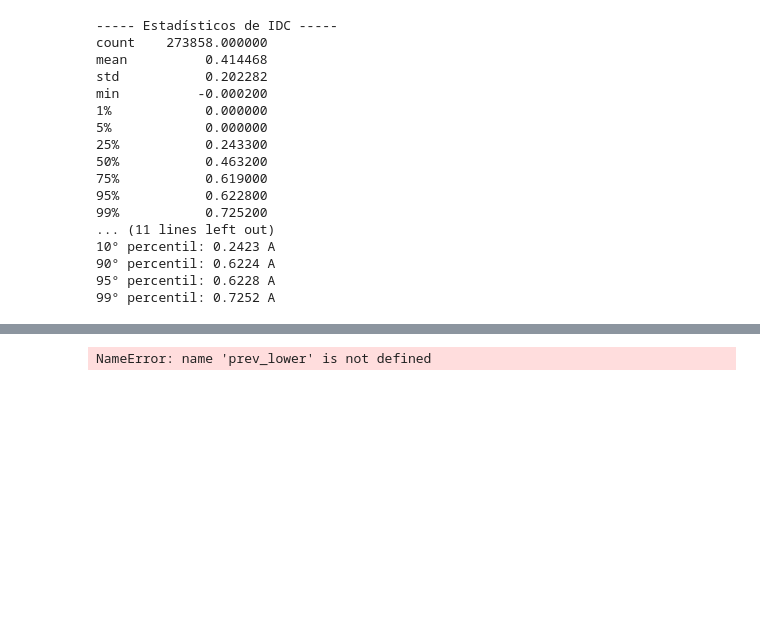
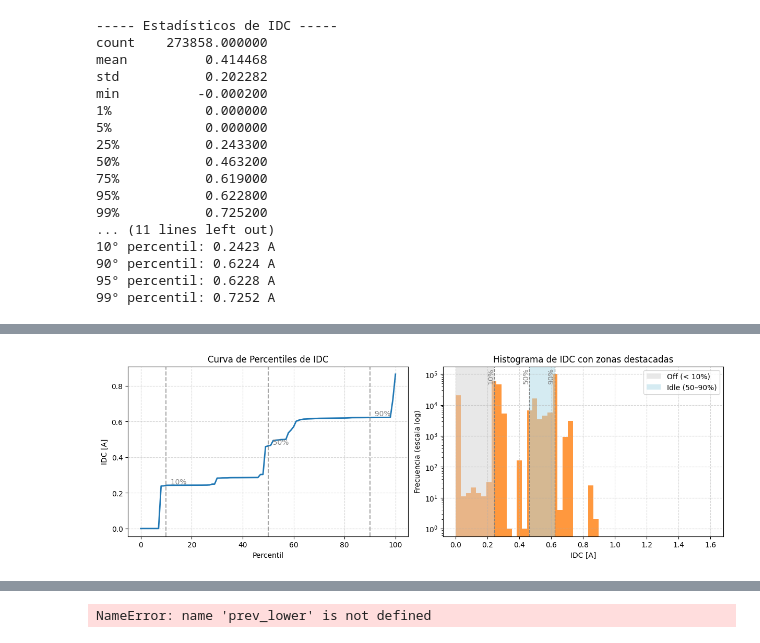
Before and after one commit to fbientrigo/radiationXlabs_notebooks, a Jupyter notebook: 0602_dmm_current.ipynb, the cells around one changed output, grey strips where cells are left out. Drawn from its saved outputs; the diff is of its cells as text; code cells hidden in the pictures; blank space fills up the shorter version.

```diff
--- a/0602_dmm_current.ipynb
+++ b/0602_dmm_current.ipynb
@@ -175,0 +179,71 @@ De este modo nos aseguramos de que sólo se detecten transiciones cuando está r
+# %%
+import numpy as np
+import matplotlib.pyplot as plt
+
+
+# inputs
+p_off = 10
+p_idle_low = 50
+p_idle_high = 90
+
+# ======== Funcion para los graficos =====
+
+# Función para calcular percentil de IDC
+percentile = lambda p: np.percentile(df["IDC"].dropna(), p)
+
+# Crear figura con dos subplots laterales
+fig, (ax_left, ax_right) = plt.subplots(1, 2, figsize=(12, 4), constrained_layout=True)
+
+# -----------------------
+# Gráfico izquierdo: Curva de percentiles de IDC
+# -----------------------
+p_vals = np.arange(0, 101, 1)  # Percentiles de 0 a 100
+ax_left.plot(p_vals, percentile(p_vals), color="tab:blue", linewidth=2)
+ax_left.set_xlabel("Percentil")
+ax_left.set_ylabel("IDC [A]")
+ax_left.set_title("Curva de Percentiles de IDC")
+ax_left.grid(True, linestyle="--", alpha=0.5)
+
+# Resaltar valores de interés en el curveado
+ax_left.axvline(p_off, color="grey", linestyle="--", alpha=0.7)
+ax_left.text(p_off, percentile(p_off), f"  {p_off}%", va="bottom", color="grey")
+ax_left.axvline(p_idle_low, color="grey", linestyle="--", alpha=0.7)
+ax_left.text(p_idle_low, percentile(p_idle_low), f"  {p_idle_low}%", va="bottom", color="grey")
+ax_left.axvline(p_idle_high, color="grey", linestyle="--", alpha=0.7)
+ax_left.text(p_idle_high, percentile(p_idle_high), f"  {p_idle_high}%", va="bottom", color="grey")
+
+# -----------------------
+# Gráfico derecho: Histograma de IDC con zonas sombreada y líneas
+# -----------------------
+xmin, xmax, nbins = 0.0, 1.6, 50
+dt = (xmax - xmin) / nbins
+bins = [xmin + dt * k for k in range(nbins + 1)]
+ax_right.hist(df["IDC"].dropna(), bins=bins, color="tab:orange", alpha=0.8)
+ax_right.set_yscale("log")
+ax_right.set_xlabel("IDC [A]")
+ax_right.set_ylabel("Frecuencia (escala log)")
+ax_right.set_title("Histograma de IDC con zonas destacadas")
+ax_right.grid(True, linestyle="--", alpha=0.5)
+
+percentile(p_off)
+percentile(p_idle_low)
+percentile(p_idle_high)
+ax_right.axvspan(xmin, percentile(p_off), facecolor="lightgrey", alpha=0.5, label=f"Off (< {p_off}%)") # Sombrado de zona “Off” (IDC < percentil 10)
+ax_right.axvspan(percentile(p_idle_low), percentile(p_idle_high), facecolor="lightblue", alpha=0.5, label=f"Idle ({p_idle_low}–{p_idle_high}%)") # Sombrado de zona “Idle principal” (percentil 50 a 75)
+
+# Líneas verticales en p10, percentile(p_idle_low), percentile(p_idle_high)
+ax_right.axvline(percentile(p_off), color="grey", linestyle="--", linewidth=1)
+ax_right.text(percentile(p_off), ax_right.get_ylim()[1]*0.5, f"{p_off}%", rotation=90, va="center", ha="right", color="grey")
+
+ax_right.axvline(percentile(p_idle_low), color="grey", linestyle="--", linewidth=1)
+ax_right.text(percentile(p_idle_low), ax_right.get_ylim()[1]*0.5, f"{p_idle_low}%", rotation=90, va="center", ha="right", color="grey")
+
+ax_right.axvline(percentile(p_idle_high), color="grey", linestyle="--", linewidth=1)
+ax_right.text(percentile(p_idle_high), ax_right.get_ylim()[1]*0.5, f"{p_idle_high}%", rotation=90, va="center", ha="right", color="grey")
+
+# Leyenda de zonas
+ax_right.legend(loc="upper right")
+
+plt.show()
+# %% [output]
+[figure, added]
```
Also changed, not shown: parts of 16 cells of this notebook, 8 other files.
